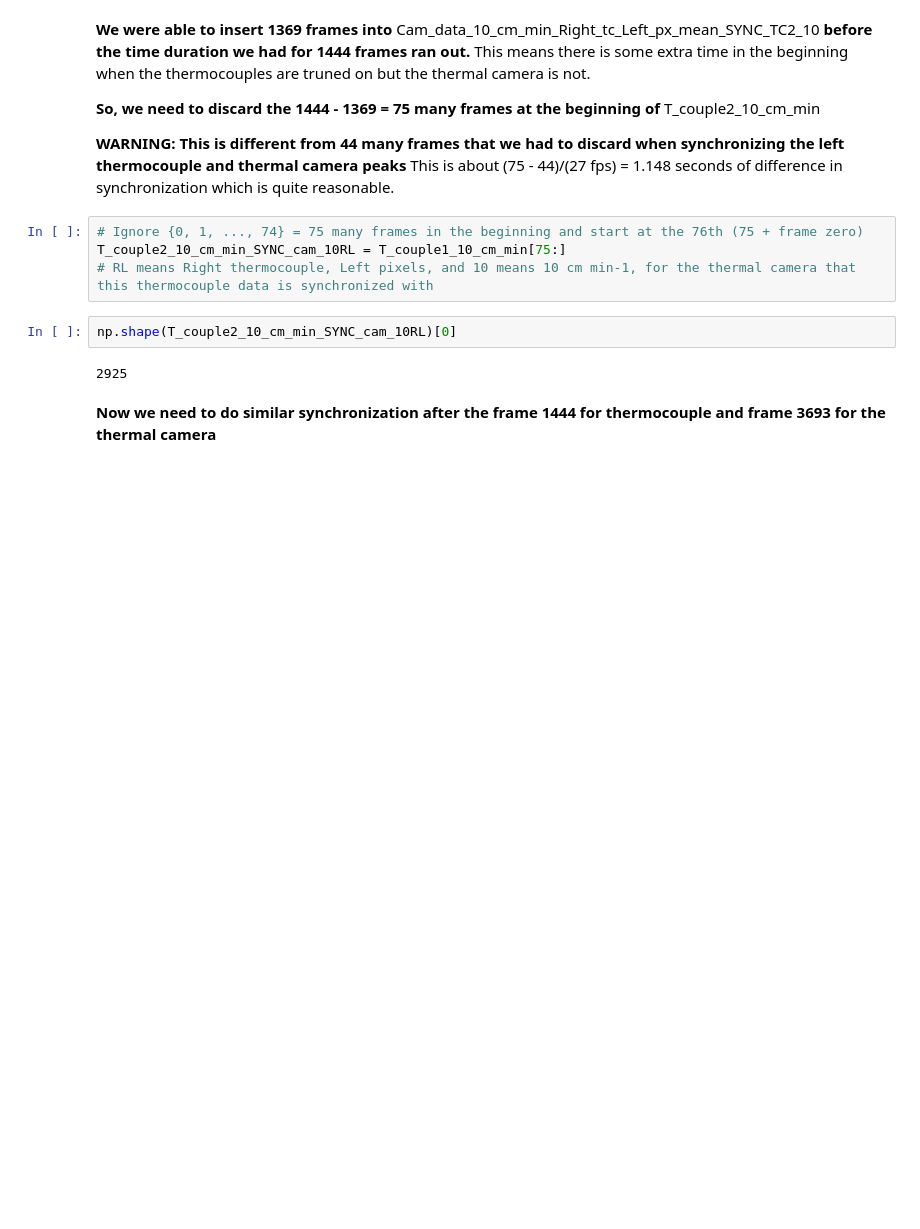
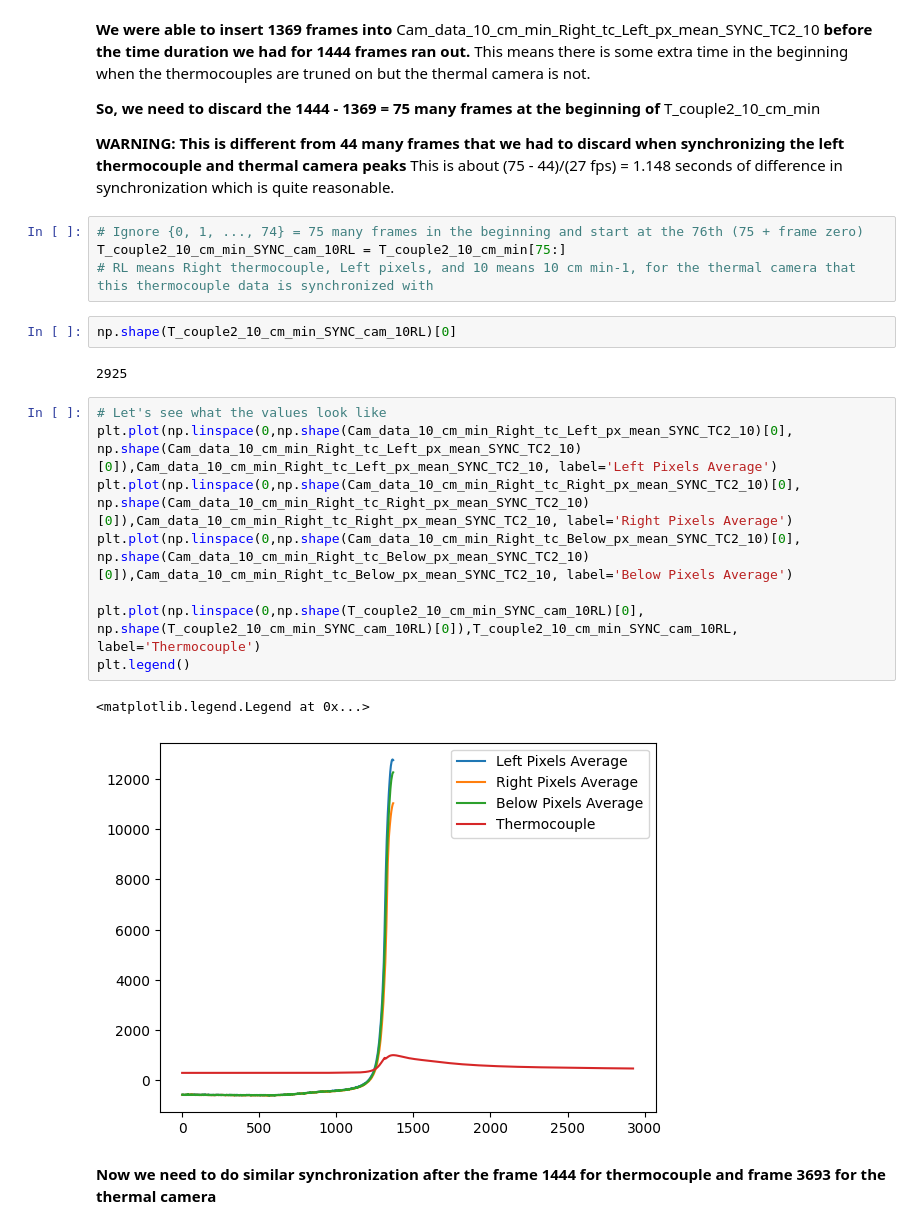
Before and after one commit to KaushalTimilsina/ResearchProject, a Jupyter notebook: Integration.ipynb, the cells around one changed output. Cells and saved outputs as stored; diff of their text form; blank space fills up the shorter version.

```diff
--- a/Integration.ipynb
+++ b/Integration.ipynb
@@ -2219,12 +2232,23 @@ print(np.shape(Cam_data_10_cm_min_Right_tc_Left_px_mean_SYNC_TC2_10)[0])
 This is about (75 - 44)/(27 fps) = 1.148 seconds of difference in synchronization which is quite reasonable.
 # %%
 # Ignore {0, 1, ..., 74} = 75 many frames in the beginning and start at the 76th (75 + frame zero)
-T_couple2_10_cm_min_SYNC_cam_10RL = T_couple1_10_cm_min[75:]
+T_couple2_10_cm_min_SYNC_cam_10RL = T_couple2_10_cm_min[75:]
 # RL means Right thermocouple, Left pixels, and 10 means 10 cm min-1, for the thermal camera that this thermocouple data is synchronized with
 # %%
 np.shape(T_couple2_10_cm_min_SYNC_cam_10RL)[0]
 # %% [output]
 2925
+# %%
+# Let's see what the values look like
+plt.plot(np.linspace(0,np.shape(Cam_data_10_cm_min_Right_tc_Left_px_mean_SYNC_TC2_10)[0], np.shape(Cam_data_10_cm_min_Right_tc_Left_px_mean_SYNC_TC2_10)[0]),Cam_data_10_cm_min_Right_tc_Left_px_mean_SYNC_TC2_10, label='Left Pixels Average')
+plt.plot(np.linspace(0,np.shape(Cam_data_10_cm_min_Right_tc_Right_px_mean_SYNC_TC2_10)[0], np.shape(Cam_data_10_cm_min_Right_tc_Right_px_mean_SYNC_TC2_10)[0]),Cam_data_10_cm_min_Right_tc_Right_px_mean_SYNC_TC2_10, label='Right Pixels Average')
+plt.plot(np.linspace(0,np.shape(Cam_data_10_cm_min_Right_tc_Below_px_mean_SYNC_TC2_10)[0], np.shape(Cam_data_10_cm_min_Right_tc_Below_px_mean_SYNC_TC2_10)[0]),Cam_data_10_cm_min_Right_tc_Below_px_mean_SYNC_TC2_10, label='Below Pixels Average')
+
+plt.plot(np.linspace(0,np.shape(T_couple2_10_cm_min_SYNC_cam_10RL)[0], np.shape(T_couple2_10_cm_min_SYNC_cam_10RL)[0]),T_couple2_10_cm_min_SYNC_cam_10RL, label='Thermocouple')
+plt.legend()
+# %% [output]
+<matplotlib.legend.Legend at 0x...>
+[figure, added]
 # %% [markdown]
 **Now we need to do similar synchronization after the frame 1444 for thermocouple and frame 3693 for the thermal camera**
 # %%
```
Also changed, not shown: parts of 54 cells of this notebook.
